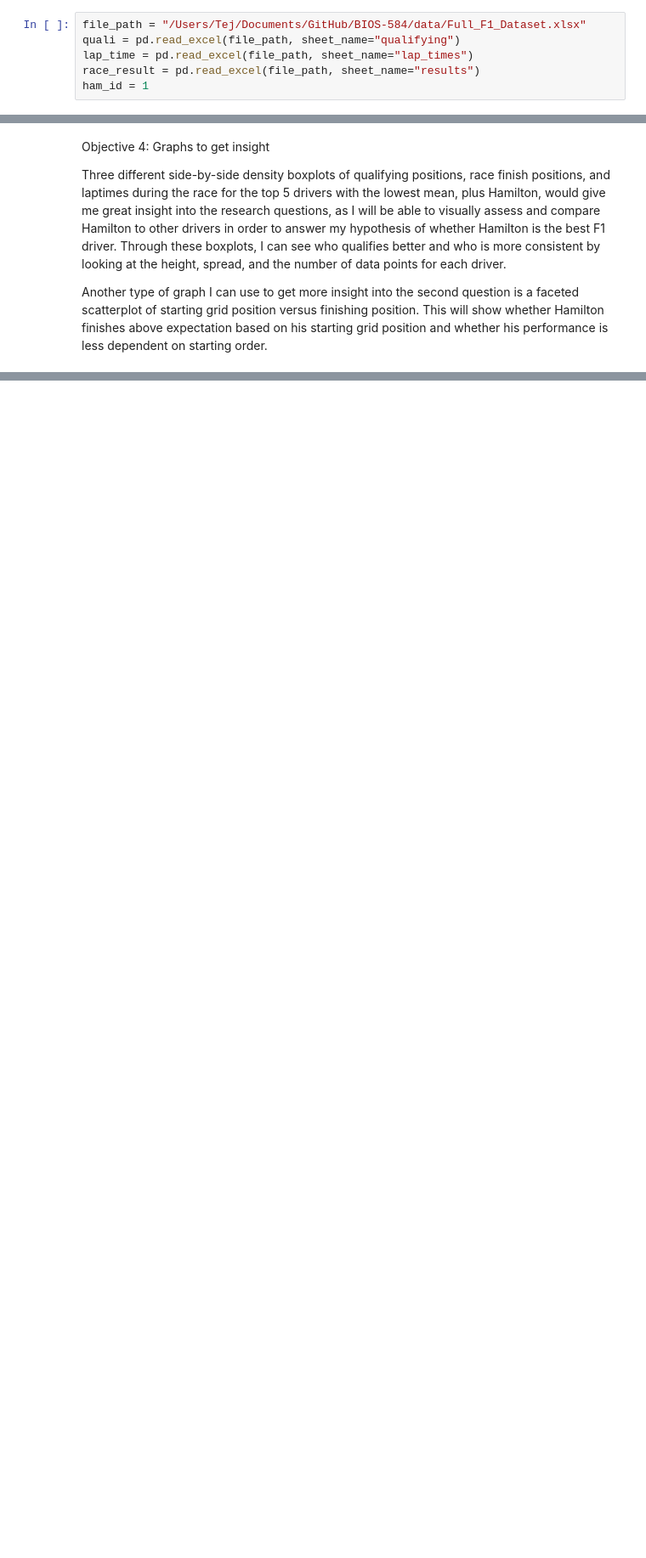
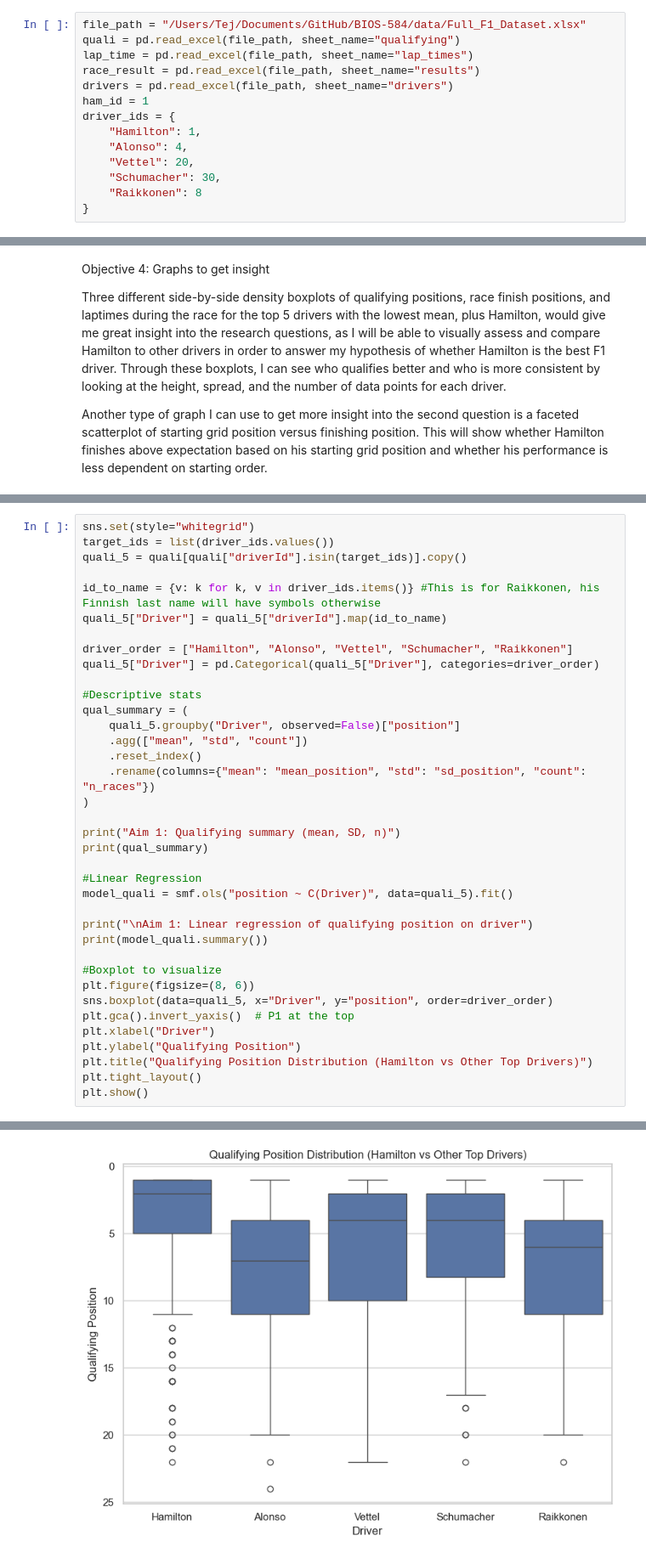
Before and after one commit to TejShah01/BIOS-584, a Jupyter notebook: Final Project.ipynb, the cells around one changed output, grey strips where cells are left out. Shown at 85% size. Cells and saved outputs as stored; diff of their text form; blank space fills up the shorter version.

```diff
--- a/Final Project.ipynb
+++ b/Final Project.ipynb
@@ -12,7 +16,15 @@ file_path = "/Users/Tej/Documents/GitHub/BIOS-584/data/Full_F1_Dataset.xlsx"
 quali = pd.read_excel(file_path, sheet_name="qualifying")
 lap_time = pd.read_excel(file_path, sheet_name="lap_times")
 race_result = pd.read_excel(file_path, sheet_name="results")
+drivers = pd.read_excel(file_path, sheet_name="drivers")
 ham_id = 1
+driver_ids = {
+    "Hamilton": 1,
+    "Alonso": 4,
+    "Vettel": 20,
+    "Schumacher": 30,
+    "Raikkonen": 8
+}
 # %%
 print("Objective 2: Summary Statistics of Variables")
 
@@ -76,0 +95,38 @@ Another type of graph I can use to get more insight into the second question is
+# %%
+sns.set(style="whitegrid")
+target_ids = list(driver_ids.values())
+quali_5 = quali[quali["driverId"].isin(target_ids)].copy()
+
+id_to_name = {v: k for k, v in driver_ids.items()} #This is for Raikkonen, his Finnish last name will have symbols otherwise
+quali_5["Driver"] = quali_5["driverId"].map(id_to_name)
+
+driver_order = ["Hamilton", "Alonso", "Vettel", "Schumacher", "Raikkonen"]
+quali_5["Driver"] = pd.Categorical(quali_5["Driver"], categories=driver_order)
+
+#Descriptive stats
+qual_summary = (
+    quali_5.groupby("Driver", observed=False)["position"]
+    .agg(["mean", "std", "count"])
+    .reset_index()
+    .rename(columns={"mean": "mean_position", "std": "sd_position", "count": "n_races"})
+)
+
+print("Aim 1: Qualifying summary (mean, SD, n)")
+print(qual_summary)
+
+#Linear Regression
+model_quali = smf.ols("position ~ C(Driver)", data=quali_5).fit()
+
+print("\nAim 1: Linear regression of qualifying position on driver")
+print(model_quali.summary())
+
+#Boxplot to visualize
+plt.figure(figsize=(8, 6))
+sns.boxplot(data=quali_5, x="Driver", y="position", order=driver_order)
+plt.gca().invert_yaxis()  # P1 at the top
+plt.xlabel("Driver")
+plt.ylabel("Qualifying Position")
+plt.title("Qualifying Position Distribution (Hamilton vs Other Top Drivers)")
+plt.tight_layout()
+plt.show()
+# %% [output]
@@ -76,0 +150 @@ Another type of graph I can use to get more insight into the second question is
+[figure, added]
```
Also changed, not shown: parts of 11 cells of this notebook, 1 other file.
